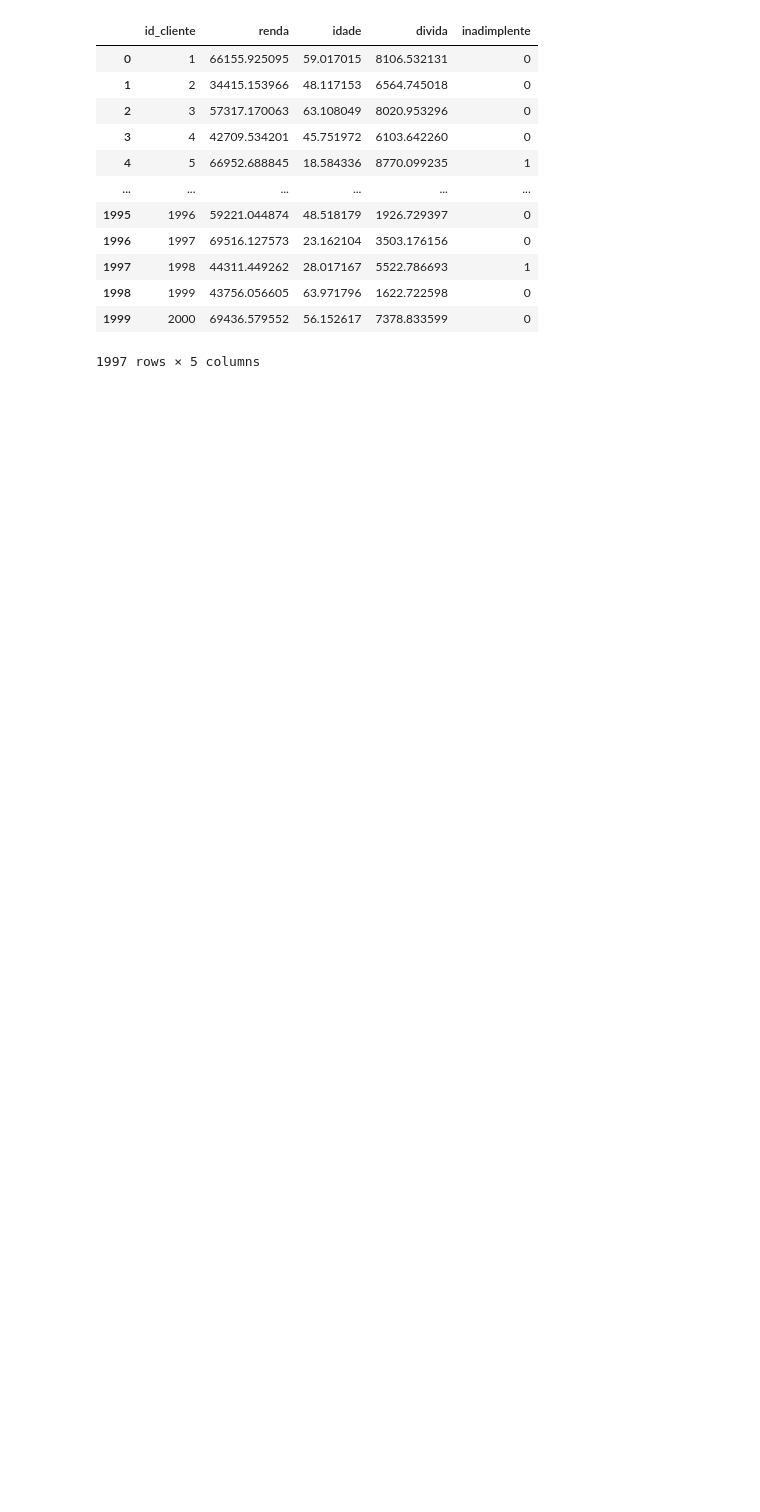
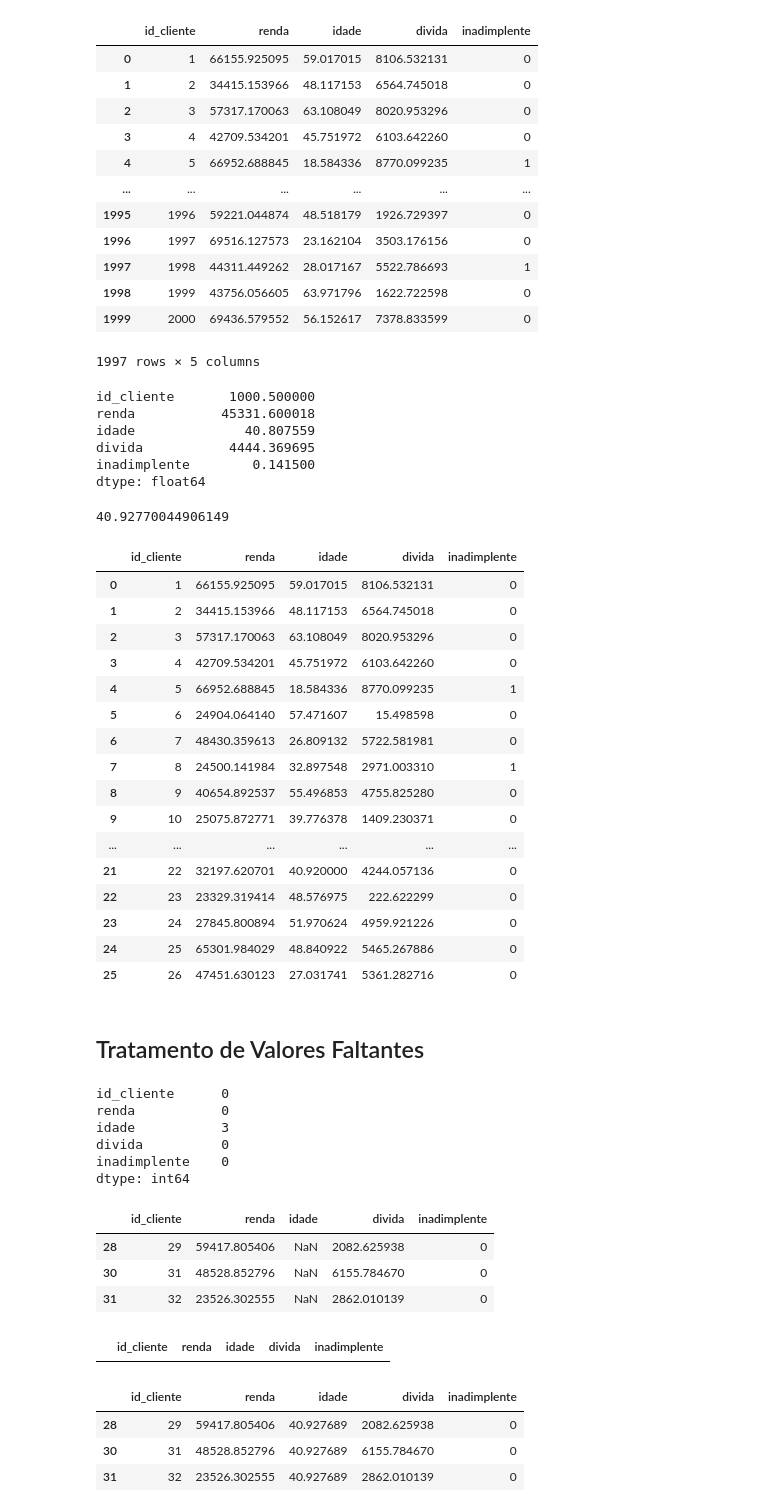
Before and after one commit to rossilucaz/python-machine-learning-data-science, a Jupyter notebook: pre-processamento-dos-dados.ipynb, the cells around one changed output. Saved outputs shown, nothing was run; the diff lists cells and outputs as text; code cells hidden in the pictures; blank space fills up the shorter version.

```diff
--- a/pre-processamento-dos-dados.ipynb
+++ b/pre-processamento-dos-dados.ipynb
@@ -152,3 +151,60 @@ data_credit3
 | 1998 | 1999 | 43756.056605 | 63.971796 | 1622.722598 | 0 |
 | 1999 | 2000 | 69436.579552 | 56.152617 | 7378.833599 | 0 |
 1997 rows × 5 columns
+# %%
+data_credit.mean()
+# %% [output]
+id_cliente       1000.500000
+renda           45331.600018
+idade              40.807559
+divida           4444.369695
+inadimplente        0.141500
+dtype: float64
+# %%
+data_credit['idade'][data_credit['idade'] > 0].mean()
+# %% [output]
+40.92770044906149
+# %%
+data_credit.loc[data_credit['idade'] < 0, 'idade' ] = 40.92
+# %%
+data_credit.head(26)
+# %% [output]
+|  | id_cliente | renda | idade | divida | inadimplente |
+| 0 | 1 | 66155.925095 | 59.017015 | 8106.532131 | 0 |
+| 1 | 2 | 34415.153966 | 48.117153 | 6564.745018 | 0 |
+| 2 | 3 | 57317.170063 | 63.108049 | 8020.953296 | 0 |
+| 3 | 4 | 42709.534201 | 45.751972 | 6103.642260 | 0 |
+| 4 | 5 | 66952.688845 | 18.584336 | 8770.099235 | 1 |
+| 5 | 6 | 24904.064140 | 57.471607 | 15.498598 | 0 |
+| 6 | 7 | 48430.359613 | 26.809132 | 5722.581981 | 0 |
+| 7 | 8 | 24500.141984 | 32.897548 | 2971.003310 | 1 |
+| 8 | 9 | 40654.892537 | 55.496853 | 4755.825280 | 0 |
+| 9 | 10 | 25075.872771 | 39.776378 | 1409.230371 | 0 |
+| ... | ... | ... | ... | ... | ... |
+| 21 | 22 | 32197.620701 | 40.920000 | 4244.057136 | 0 |
+| 22 | 23 | 23329.319414 | 48.576975 | 222.622299 | 0 |
+| 23 | 24 | 27845.800894 | 51.970624 | 4959.921226 | 0 |
+| 24 | 25 | 65301.984029 | 48.840922 | 5465.267886 | 0 |
+| 25 | 26 | 47451.630123 | 27.031741 | 5361.282716 | 0 |
+# %% [markdown]
+## Tratamento de Valores Faltantes
+# %%
+data_credit.isnull().sum()
+# %% [output]
+id_cliente      0
+renda           0
+idade           3
+divida          0
+inadimplente    0
+dtype: int64
+# %%
+data_credit.loc[pd.isnull( data_credit['idade'])]
+# %% [output]
+|  | id_cliente | renda | idade | divida | inadimplente |
+| 28 | 29 | 59417.805406 | NaN | 2082.625938 | 0 |
+| 30 | 31 | 48528.852796 | NaN | 6155.784670 | 0 |
+| 31 | 32 | 23526.302555 | NaN | 2862.010139 | 0 |
+# %%
+data_credit.loc[data_credit['idade'].isnull()]
+# %% [output]
+|  | id_cliente | renda | idade | divida | inadimplente |
@@ -154,0 +213,7 @@ data_credit3
+# %%
+data_credit.loc[(data_credit['id_cliente'] == 29) | (data_credit['id_cliente'] == 31) | (data_credit['id_cliente'] == 32)]
+# %% [output]
+|  | id_cliente | renda | idade | divida | inadimplente |
+| 28 | 29 | 59417.805406 | 40.927689 | 2082.625938 | 0 |
+| 30 | 31 | 48528.852796 | 40.927689 | 6155.784670 | 0 |
+| 31 | 32 | 23526.302555 | 40.927689 | 2862.010139 | 0 |
```
Also changed, not shown: parts of 5 cells of this notebook.
